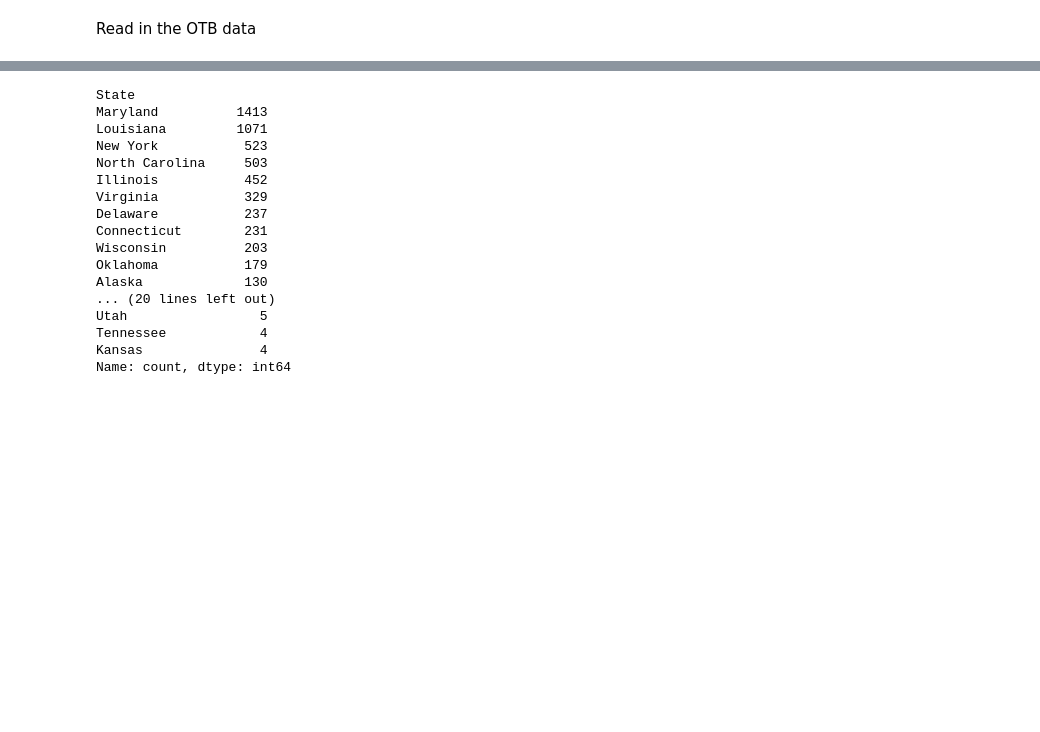
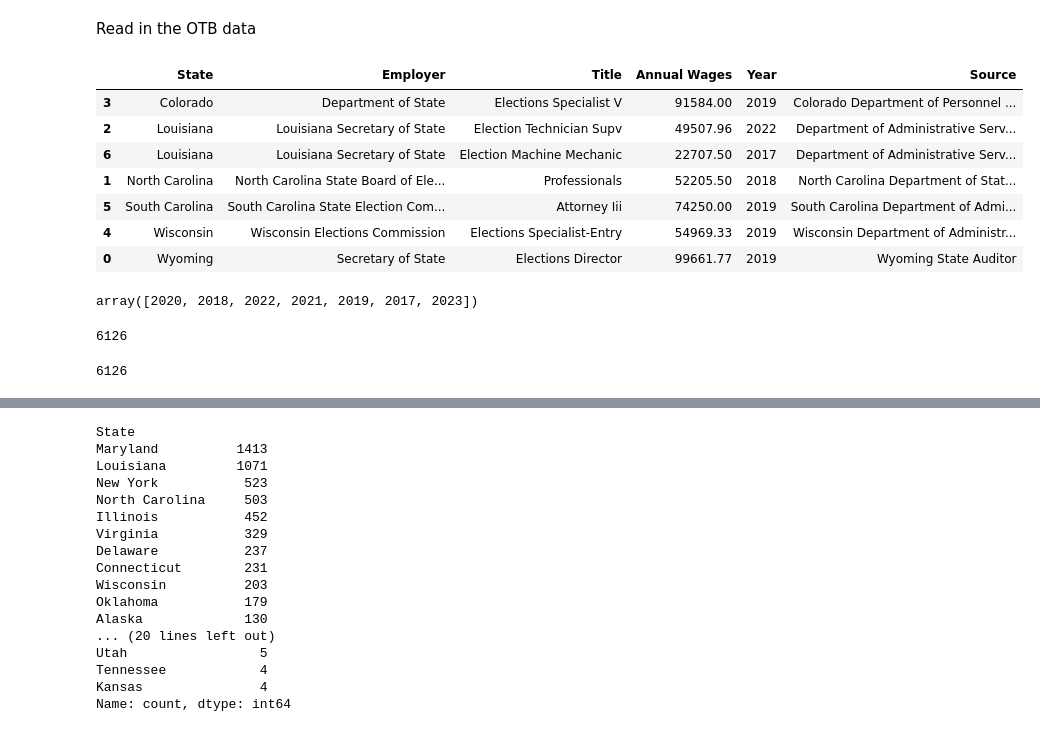
Before and after one commit to Bipartisan-Policy-Center/election-official-job-descriptions, a Jupyter notebook: scrape.ipynb, the cells around one changed output, grey strips where cells are left out. Cells and saved outputs as stored; diff of their text form; code cells hidden in the pictures; blank space fills up the shorter version.

```diff
--- a/scrape.ipynb
+++ b/scrape.ipynb
@@ -563,6 +553,31 @@ for state in states:
         all_df = pd.concat([all_df, df])
 
 all_df['Annual Wages'] = pd.to_numeric(all_df['Annual Wages'].str.replace('[\$,]', '', regex=True))
+# %%
+# for demo purposes
+filt = elections[['State', 'Employer', 'Title', 'Annual Wages', 'Year', 'Source']].sample(10)
+filt[filt['Title'].notna()].reset_index(drop=True).sort_values('State')
+# %% [output]
+|  | State | Employer | Title | Annual Wages | Year | Source |
+| 3 | Colorado | Department of State | Elections Specialist V | 91584.00 | 2019 | Colorado Department of Personnel ... |
+| 2 | Louisiana | Louisiana Secretary of State | Election Technician Supv | 49507.96 | 2022 | Department of Administrative Serv... |
+| 6 | Louisiana | Louisiana Secretary of State | Election Machine Mechanic | 22707.50 | 2017 | Department of Administrative Serv... |
+| 1 | North Carolina | North Carolina State Board of Ele... | Professionals | 52205.50 | 2018 | North Carolina Department of Stat... |
+| 5 | South Carolina | South Carolina State Election Com... | Attorney Iii | 74250.00 | 2019 | South Carolina Department of Admi... |
+| 4 | Wisconsin | Wisconsin Elections Commission | Elections Specialist-Entry | 54969.33 | 2019 | Wisconsin Department of Administr... |
+| 0 | Wyoming | Secretary of State | Elections Director | 99661.77 | 2019 | Wyoming State Auditor |
+# %%
+elections['Year'].unique()
+# %% [output]
+array([2020, 2018, 2022, 2021, 2019, 2017, 2023])
+# %%
+len(elections)
+# %% [output]
+6126
+# %%
+sum(elections['Annual Wages'].notna())
+# %% [output]
+6126
 # %%
 elections = all_df[all_df['Employer'].str.contains('election', case=False) | all_df['Title'].str.contains('election', case=False)]
 elections = elections[elections['Annual Wages'] > 10000] # filter out people who are probably not FTEs
```
Also changed, not shown: parts of 12 cells of this notebook, 8 other files.
